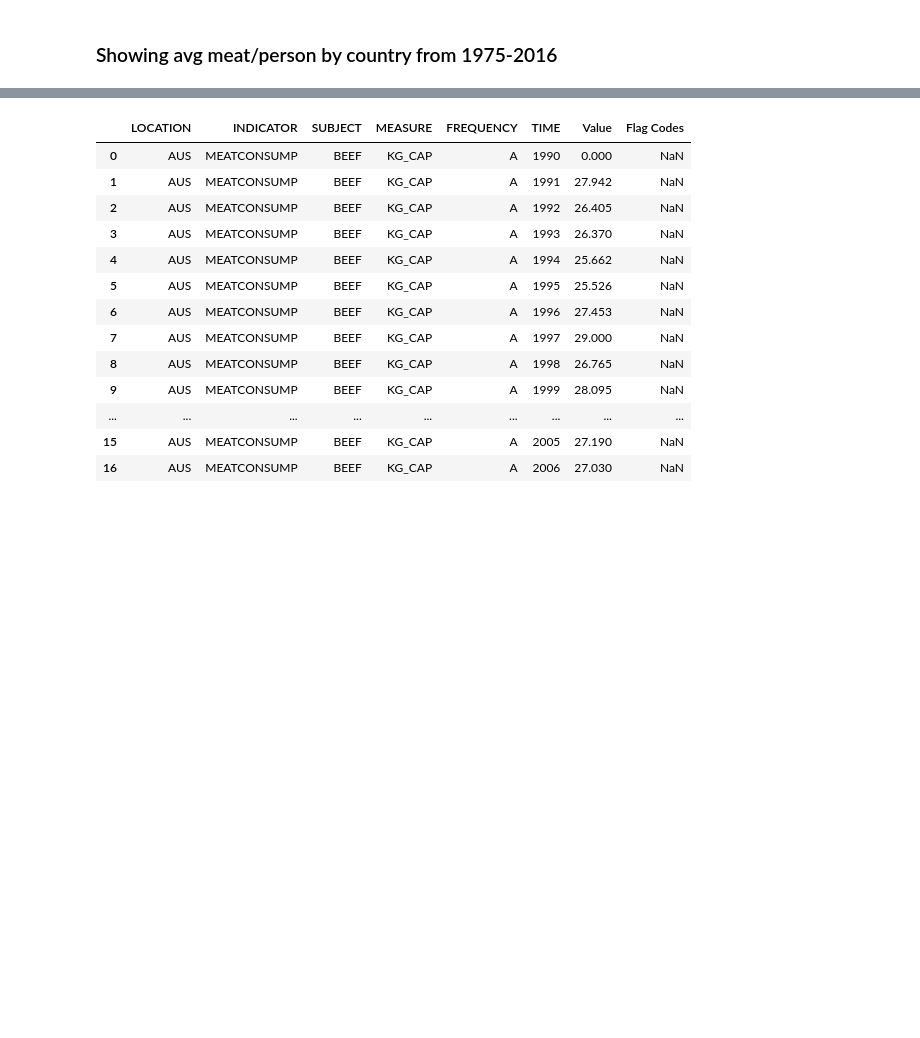
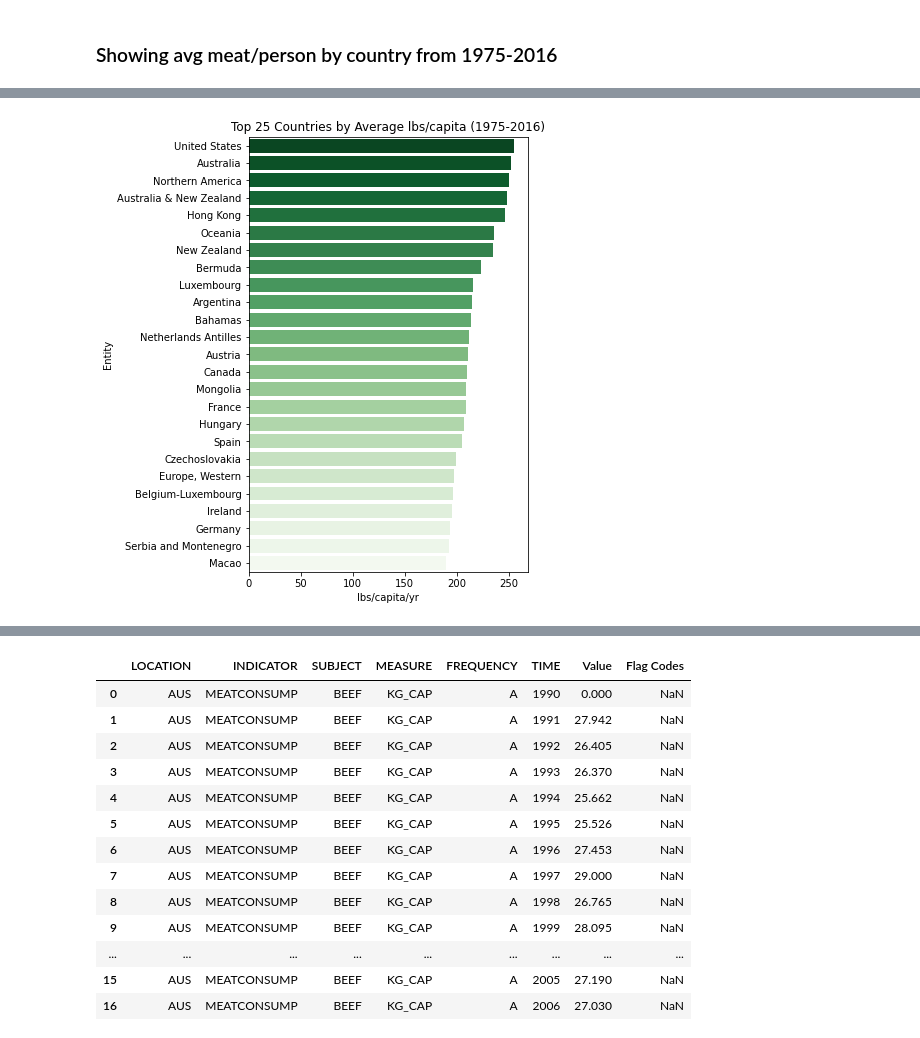
Before and after one commit to sgoolsby88/da7_capstone, a Jupyter notebook: notebooks/EDA _meat_production.ipynb, the cells around one changed output, grey strips where cells are left out. Cells and saved outputs as stored; diff of their text form; code cells hidden in the pictures; blank space fills up the shorter version.

```diff
--- a/notebooks/EDA _meat_production.ipynb
+++ b/notebooks/EDA _meat_production.ipynb
@@ -317,0 +313,2 @@ plt.show()
+# %%
+top_avg=avg_meat_per_person.sort_values('lbs/capita/yr',ascending=False)
@@ -317,0 +319,3 @@ plt.show()
+# %%
+top_25_avg=top_avg.head(25)
+top_25_avg
@@ -317,0 +340,9 @@ plt.show()
+# %%
+
+figure(num=None, figsize=(5,8), facecolor='w', edgecolor='r')
+plt.title("Top 25 Countries by Average lbs/capita (1975-2016)")
+sns.barplot(data=top_25_avg,x='lbs/capita/yr', y='Entity', palette='Greens_r')
+plt.savefig('top_25.jpg', bbox_inches='tight',pad_inches=0.3)
+plt.show()
+# %% [output]
+[figure, added]
```
Also changed, not shown: parts of 9 cells of this notebook, 9 other files.
